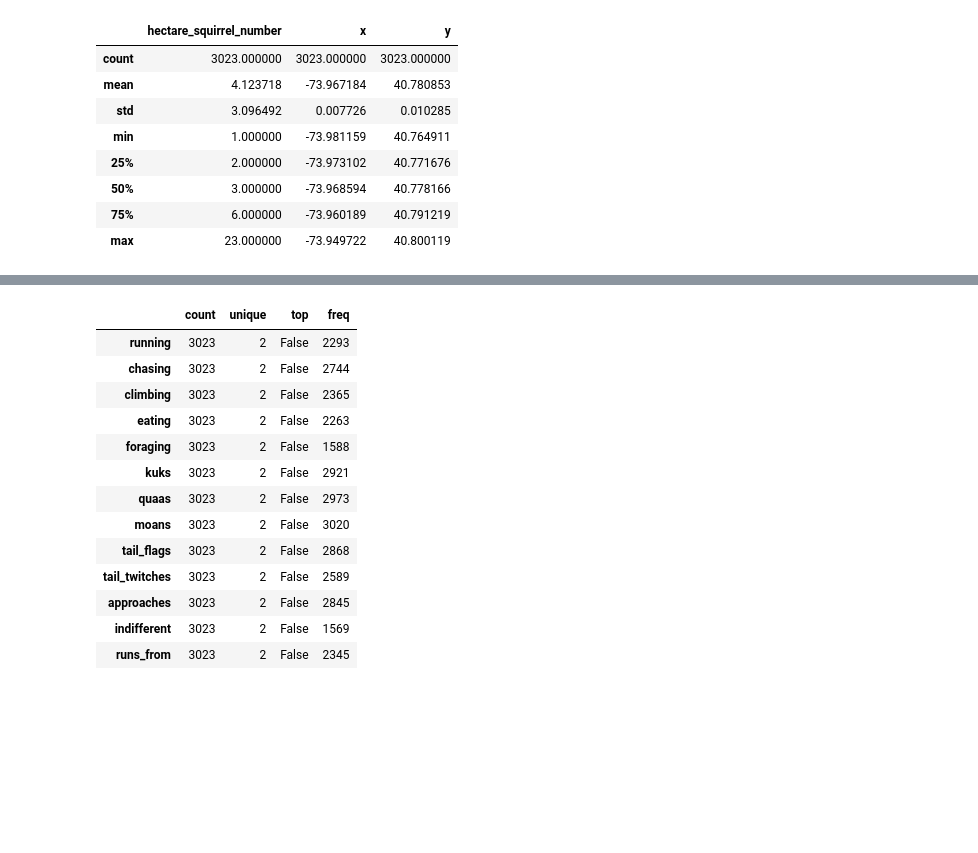
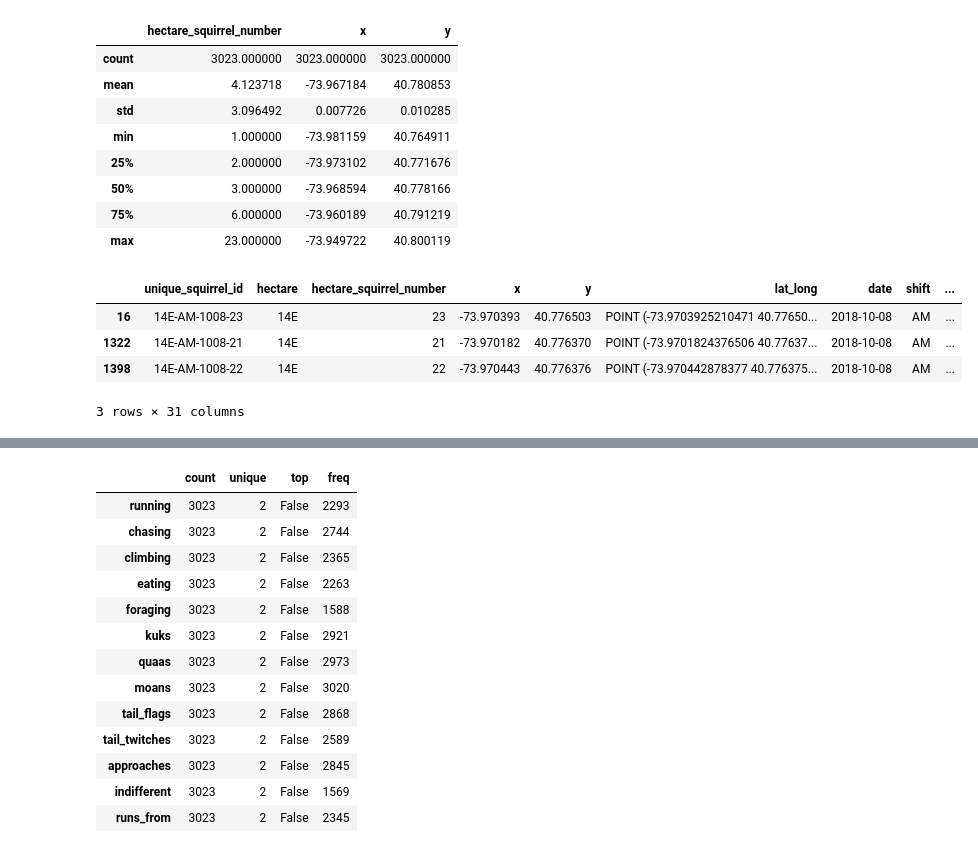
Before and after one commit to WookwonShim/data-analysis, a Jupyter notebook: 2018_central_park_squirrel_census.ipynb, the cells around one changed output, grey strips where cells are left out. Saved outputs shown, nothing was run; the diff lists cells and outputs as text; code cells hidden in the pictures; blank space fills up the shorter version.

```diff
--- a/2018_central_park_squirrel_census.ipynb
+++ b/2018_central_park_squirrel_census.ipynb
@@ -273,3 +275,11 @@ squirrel.describe(include=['number'])
 | 50% | 3.000000 | -73.968594 | 40.778166 |
 | 75% | 6.000000 | -73.960189 | 40.791219 |
 | max | 23.000000 | -73.949722 | 40.800119 |
+# %%
+squirrel[squirrel.hectare_squirrel_number > 20] # Hectare 14E has 3 sightings reported on the same day, same shift, for over 20 squirrels. are these the same group of squirrels reported multiple times? why?
+# %% [output]
+|  | unique_squirrel_id | hectare | hectare_squirrel_number | x | y | lat_long | date | shift | ... |
+| 16 | 14E-AM-1008-23 | 14E | 23 | -73.970393 | 40.776503 | POINT (-73.9703925210471 40.77650... | 2018-10-08 | AM | ... |
+| 1322 | 14E-AM-1008-21 | 14E | 21 | -73.970182 | 40.776370 | POINT (-73.9701824376506 40.77637... | 2018-10-08 | AM | ... |
+| 1398 | 14E-AM-1008-22 | 14E | 22 | -73.970443 | 40.776376 | POINT (-73.970442878377 40.776375... | 2018-10-08 | AM | ... |
+3 rows × 31 columns
```
Also changed, not shown: parts of 6 cells of this notebook.
